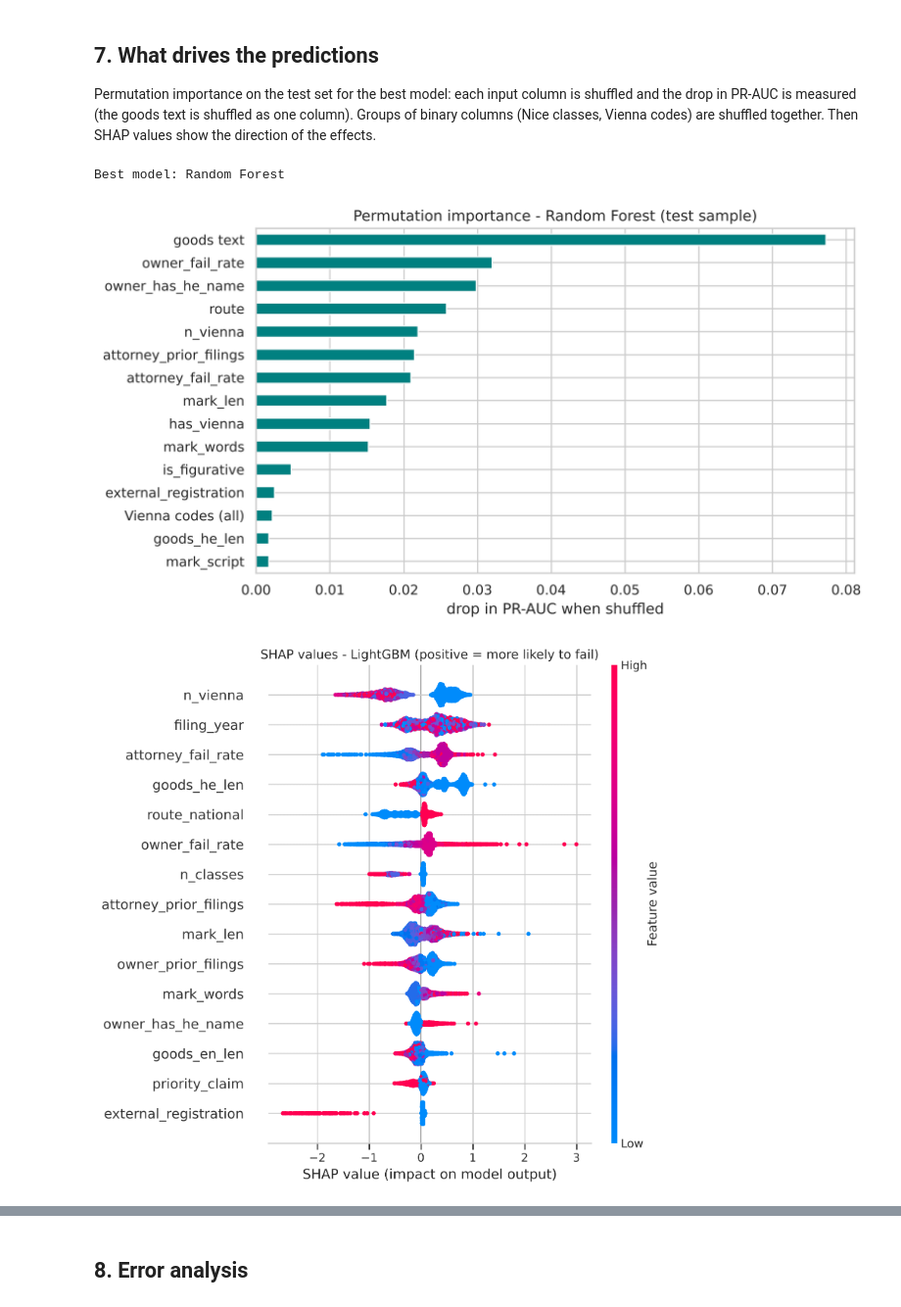
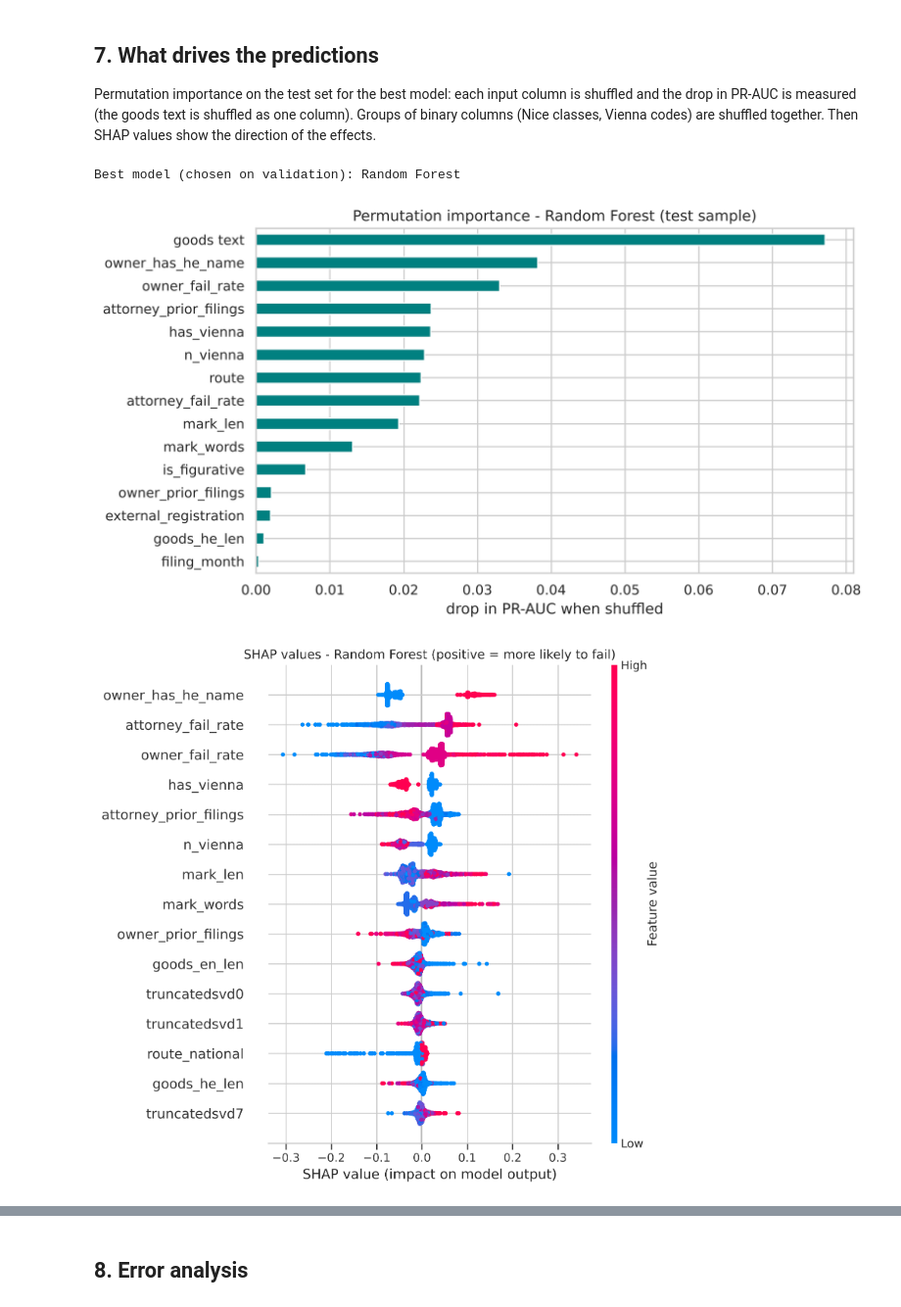
Before and after one commit to NirAvrahamoff/trademark-registration-prediction, a Jupyter notebook: notebooks/03_classification.ipynb, the cells around one changed output, grey strips where cells are left out. Shown at 98% size. Cells and saved outputs as stored; diff of their text form; code cells hidden in the pictures.

```diff
--- a/notebooks/03_classification.ipynb
+++ b/notebooks/03_classification.ipynb
@@ -50,8 +52,11 @@ train = feats[feats["is_train"]].reset_index(drop=True)
 test = feats[~feats["is_train"]].reset_index(drop=True)
 y_train, y_test = train["failed"], test["failed"]
 
-fit_part = train[train["filing_year"] < VAL_YEARS[0]]
-val_part = train[train["filing_year"].between(*VAL_YEARS)]
+# validation features: same columns, but the failure rates of 2017-2018 are frozen at 2016,
+# exactly like the test years are frozen at 2018 (built in notebook 02)
+feats_val = pd.read_parquet(ROOT / "data" / "processed" / "features_val.parquet")
+fit_part = feats_val[feats_val["filing_year"] < VAL_YEARS[0]].reset_index(drop=True)
+val_part = feats_val[feats_val["filing_year"].between(*VAL_YEARS)].reset_index(drop=True)
 
 pd.DataFrame({
     "rows": [len(train), len(fit_part), len(val_part), len(test)],
@@ -121,25 +141,29 @@ def fit_with_threshold(pipeline_factory):
     """Pick the F1 threshold on the validation years, then refit on the full training set."""
     pipe = pipeline_factory()
     pipe.fit(fit_part[X_cols], fit_part["failed"])
-    threshold = best_f1_threshold(val_part["failed"], pipe.predict_proba(val_part[X_cols])[:, 1])
+    val_proba = pipe.predict_proba(val_part[X_cols])[:, 1]
+    threshold = best_f1_threshold(val_part["failed"], val_proba)
+    val_pr_auc = average_precision_score(val_part["failed"], val_proba)
     pipe = pipeline_factory()
     pipe.fit(train[X_cols], y_train)
-    return pipe, threshold
+    return pipe, threshold, val_pr_auc
 
 final, probas, results = {}, {}, []
 for name, model in models.items():
     start = time.time()
     factory = lambda m=model, n=name: make_pipeline(clone(m)).set_params(**best_params.get(n, {}))
     if name.startswith("Baseline"):
-        pipe, threshold = factory().fit(train[X_cols], y_train), 0.5
+        pipe, threshold, val_pr_auc = factory().fit(train[X_cols], y_train), 0.5, val_part["failed"].mean()
     else:
-        pipe, threshold = fit_with_threshold(factory)
+        pipe, threshold, val_pr_auc = fit_with_threshold(factory)
     final[name] = pipe
     probas[name] = pipe.predict_proba(test[X_cols])[:, 1]
-    results.append({"model": name, **evaluate(y_test, probas[name], threshold),
+    results.append({"model": name, "val PR-AUC": val_pr_auc, **evaluate(y_test, probas[name], threshold),
                     "minutes": round((time.time() - start) / 60, 1)})
 
 results = pd.DataFrame(results).set_index("model").round(3)
 results.to_csv(OUT / "classification_test_results.csv")
-results.sort_values("PR-AUC", ascending=False)
+best_name = results.drop(index="Baseline (majority)")["val PR-AUC"].idxmax()
+print("Best model on the validation years:", best_name)
+results.sort_values("val PR-AUC", ascending=False)
 # %% [output]
@@ -270,9 +300,8 @@ the single failure-rate column, so we keep the rate, which is one column instead
 Permutation importance on the test set for the best model: each input column is shuffled and the drop in
 PR-AUC is measured (the goods text is shuffled as one column). Groups of binary columns (Nice classes, Vienna codes) are shuffled together. Then SHAP values show the direction of the effects.
 # %%
-best_name = results.drop(index="Baseline (majority)")["PR-AUC"].idxmax()
 best = final[best_name]
-print("Best model:", best_name)
+print("Best model (chosen on validation):", best_name)
 
 sample = test.sample(15_000, random_state=RANDOM_STATE).reset_index(drop=True)
 groups = {c: [c] for c in numeric if not c.startswith(("nice_", "vienna_"))}
@@ -303,22 +332,29 @@ plt.tight_layout()
 plt.savefig(FIG / "permutation_importance.png", dpi=120)
 plt.show()
 # %% [output]
-Best model: Random Forest
+Best model (chosen on validation): Random Forest
-[figure, old version]
+[figure, new version]
 # %%
 import shap
 
-lgbm = final["LightGBM"]
-X_shap = lgbm.named_steps["pre"].transform(sample.head(5000)[X_cols])
-names = [n.split("__", 1)[1] for n in lgbm.named_steps["pre"].get_feature_names_out()]
-explainer = shap.TreeExplainer(lgbm.named_steps["model"])
-shap_values = explainer.shap_values(X_shap)
+# SHAP on the same model as the permutation importance (tree models only)
+shap_name = best_name if best_name in ["Random Forest", "LightGBM", "Decision Tree"] else "LightGBM"
+shap_model = final[shap_name]
+# exact SHAP on the deep Random Forest trees takes very long, so for it we use the fast approximation
+# (Saabas values, approximate=True), which keeps the direction of each effect
+approximate = shap_name == "Random Forest"
+X_shap = shap_model.named_steps["pre"].transform(sample.head(3000)[X_cols])
+names = [n.split("__", 1)[1] for n in shap_model.named_steps["pre"].get_feature_names_out()]
+explainer = shap.TreeExplainer(shap_model.named_steps["model"])
+shap_values = explainer.shap_values(X_shap, approximate=approximate, check_additivity=False)
 if isinstance(shap_values, list):
     shap_values = shap_values[1]
+elif shap_values.ndim == 3:          # (rows, features, classes)
+    shap_values = shap_values[:, :, 1]
 shap.summary_plot(shap_values, X_shap, feature_names=names, max_display=15, show=False)
-plt.title("SHAP values - LightGBM (positive = more likely to fail)")
+plt.title(f"SHAP values - {shap_name} (positive = more likely to fail)")
 plt.tight_layout()
 plt.savefig(FIG / "shap_summary.png", dpi=120, bbox_inches="tight")
 plt.show()
 # %% [output]
-[figure, old version]
+[figure, new version]
```
Also changed, not shown: parts of 21 cells of this notebook, 19 other files.
